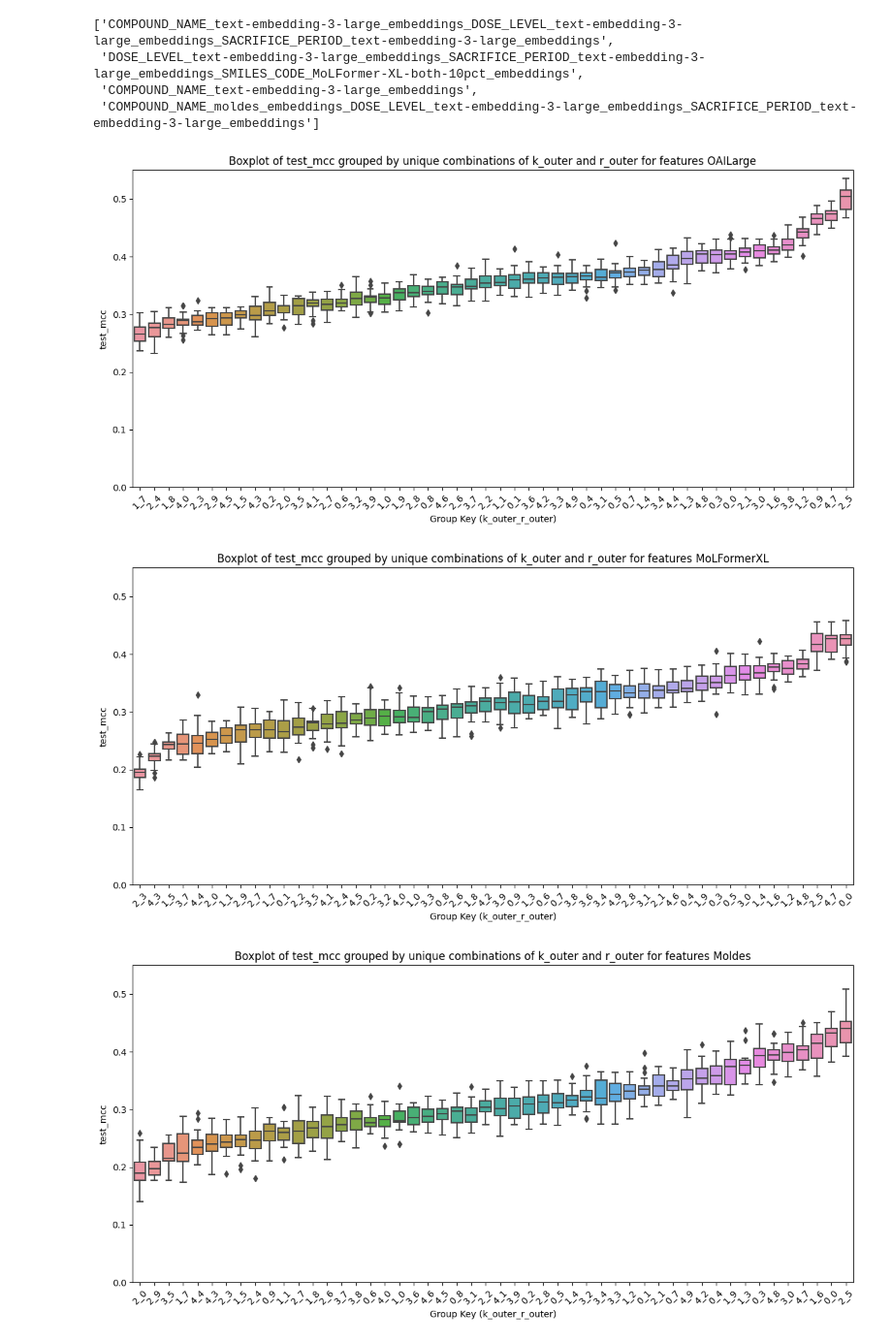
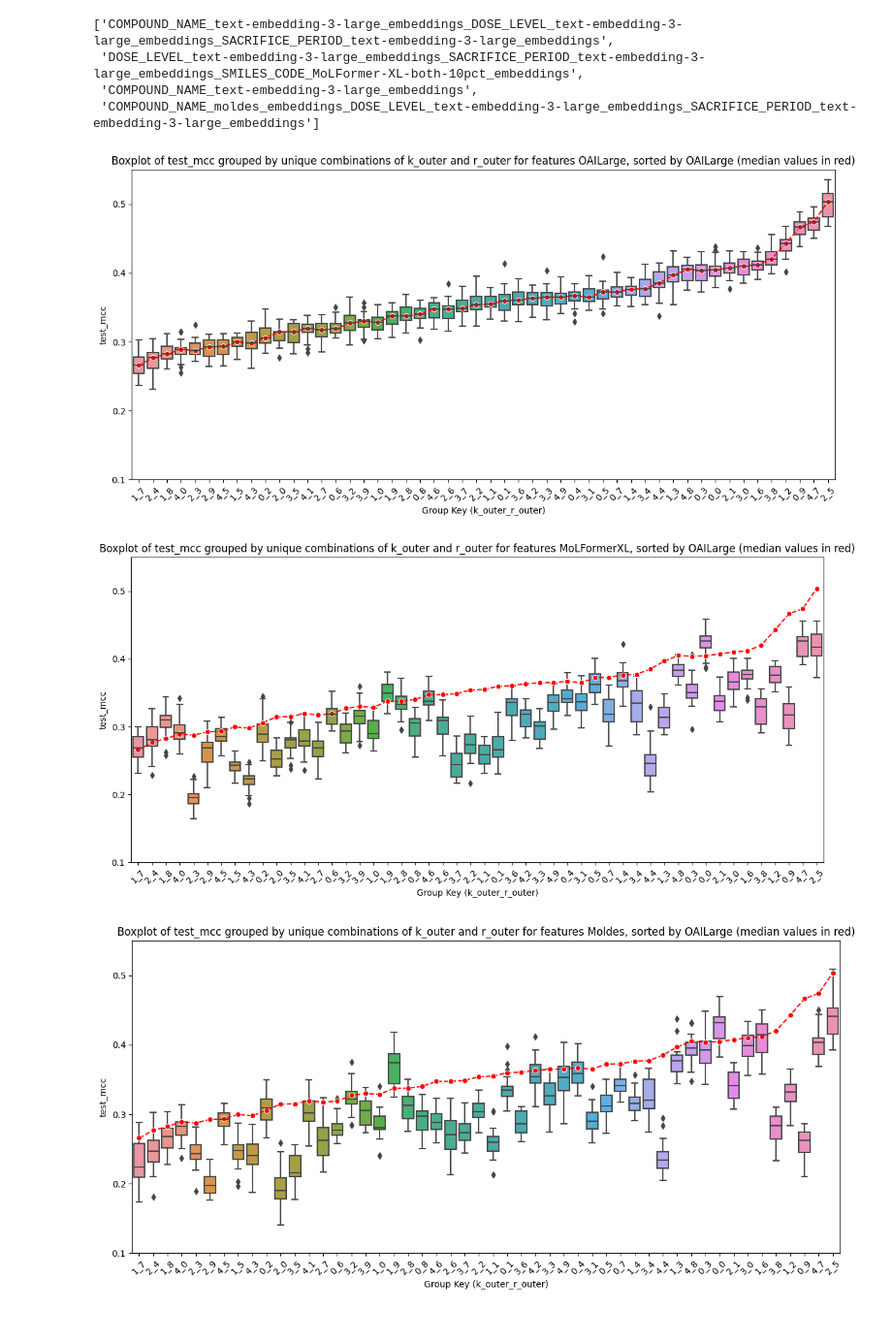
Before and after one commit to Neural-Dragon-AI/Cynde, a Jupyter notebook: examples/results_tggate_new.ipynb, the cells around one changed output. Shown at 97% size. Cells and saved outputs as stored; diff of their text form; code cells hidden in the pictures.

```diff
--- a/examples/results_tggate_new.ipynb
+++ b/examples/results_tggate_new.ipynb
@@ -85,8 +85,9 @@ import polars as pl
 import seaborn as sns
 import matplotlib.pyplot as plt
 import pandas as pd
+import numpy as np
 
-def plot_mcc_boxplots(df, value_column, feature_set: str, y_min=None, y_max=None, sorting_order=None):
+def plot_mcc_boxplots(df, value_column, feature_set: str, y_min=None, y_max=None, sorting_order=None, median_values=None):
     """
     Plots boxplots for MCC values grouped by unique combinations of k_outer and r_outer.
 
@@ -97,9 +98,10 @@ def plot_mcc_boxplots(df, value_column, feature_set: str, y_min=None, y_max=None
         y_min (float, optional): The minimum y-axis value.
         y_max (float, optional): The maximum y-axis value.
         sorting_order (list, optional): The sorting order for group keys. If not provided, it will be determined based on the input data.
+        median_values (pd.Series, optional): The median values for each group_key. If not provided, it will be computed.
 
     Returns:
-        list: The sorting order of the group keys.
+        tuple: (sorting_order, median_values)
     """
     # Creating a new DataFrame to avoid modifying the original one
     plot_df = df.with_columns(
@@ -113,13 +115,21 @@ def plot_mcc_boxplots(df, value_column, feature_set: str, y_min=None, y_max=None
     if sorting_order is None:
         sorting_order = plot_data.groupby('group_key')[value_column].mean().sort_values().index.tolist()
 
+    # Determine the median values if not provided
+    if median_values is None:
+        median_values = plot_data.groupby('group_key')[value_column].median().reindex(sorting_order)
+
     # Plotting boxplot for MCC values
     plt.figure(figsize=(12, 6))
     sns.boxplot(x='group_key', y=value_column, data=plot_data, order=sorting_order)
-    plt.title(f'Boxplot of {value_column} grouped by unique combinations of k_outer and r_outer for features {feature_set}')
+
+    # Plotting the median line
+    sns.lineplot(x=np.arange(len(median_values)), y=median_values, marker='o', color='red', linestyle='--')
+
+    plt.title(f'Boxplot of {value_column} grouped by unique combinations of k_outer and r_outer for features {feature_set}, sorted by OAILarge (median values in red)')
     plt.ylabel(value_column)
     plt.xlabel('Group Key (k_outer_r_outer)')
-    plt.xticks(rotation=45)  # Rotate x-axis labels for better readability
+    plt.xticks(np.arange(len(sorting_order)), sorting_order, rotation=45)  # Rotate x-axis labels for better readability
 
     # Set y-axis limits if provided
     if y_min is not None and y_max is not None:
@@ -128,17 +138,19 @@ def plot_mcc_boxplots(df, value_column, feature_set: str, y_min=None, y_max=None
     plt.tight_layout()  # Adjust layout to fit everything nicely
     plt.show()
 
-    return sorting_order
+    return sorting_order, median_values
 
 # Example usage:
-# sorting_order = plot_mcc_boxplots(df, 'mcc_val', 'Feature Set 1', y_min=0.0, y_max=1.0)
-# plot_mcc_boxplots(df, 'mcc_test', 'Feature Set 1', y_min=0.0, y_max=1.0, sorting_order=sorting_order)
+# sorting_order, median_values = plot_mcc_boxplots(df, 'mcc_val', 'Feature Set 1', y_min=0.0, y_max=1.0)
+# plot_mcc_boxplots(df, 'mcc_test', 'Feature Set 1', y_min=0.0, y_max=1.0, sorting_order=sorting_order, median_values=median_values)
 # %%
+sorting_order = None
+median_values= None
 for name,dff in zip(namedfs,dfs):
     nice_name = name_dict.get(name,None)
     if nice_name:
-        plot_mcc_boxplots(dff, "test_mcc",nice_name, y_min=0.0, y_max=0.55)
+        sorting_order,median_values = plot_mcc_boxplots(dff, "test_mcc",nice_name, y_min=0.1, y_max=0.55, sorting_order=sorting_order,median_values=median_values)
 # %% [output]
-[figure, old version]
+[figure, new version]
-[figure, old version]
+[figure, new version]
-[figure, old version]
+[figure, new version]
```
